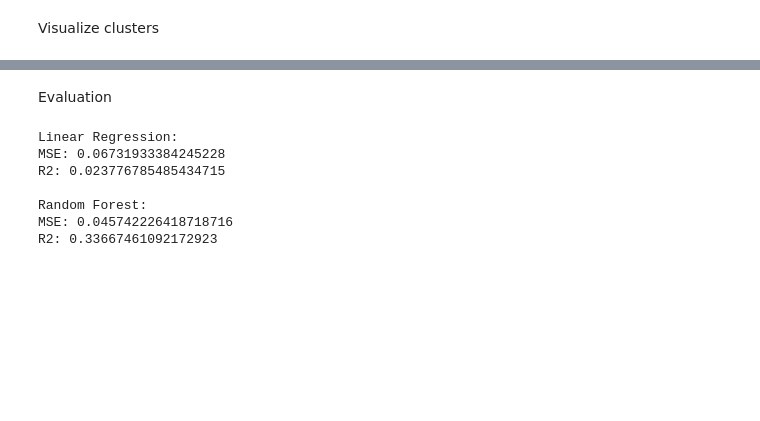
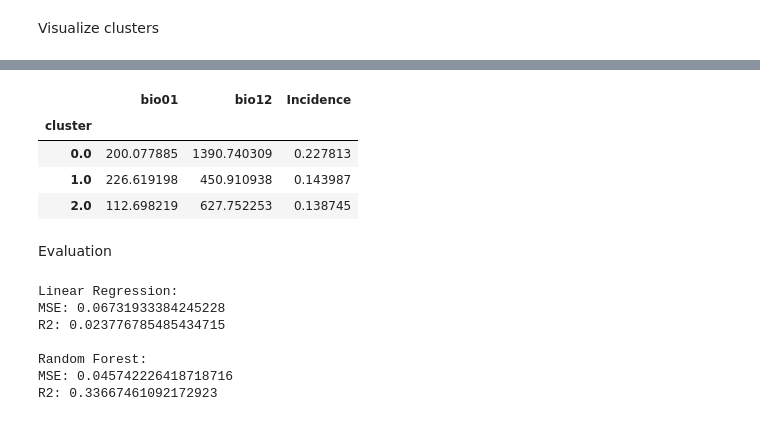
Before and after one commit to ArmanMoshasha/Plant_Disease_Machine_Learning_Modeling, a Jupyter notebook: Dyrad Dataset project1/notebooks/02_modeling.ipynb, the cells around one changed output, grey strips where cells are left out. Cells and saved outputs as stored; diff of their text form; code cells hidden in the pictures; blank space fills up the shorter version.

```diff
--- a/Dyrad Dataset project1/notebooks/02_modeling.ipynb
+++ b/Dyrad Dataset project1/notebooks/02_modeling.ipynb
@@ -190,3 +252,34 @@ plt.show()
+# %%
+
+from sklearn.cluster import KMeans
+from sklearn.preprocessing import StandardScaler
+
+ # Get indices without NaN values
+valid_idx = df[["bio01", "bio12"]].dropna().index
+
+ # Prepare features for clustering
+features_cluster = df.loc[valid_idx, ["bio01", "bio12"]]
+
+ # Standardize features
+scaler = StandardScaler()
+features_scaled = scaler.fit_transform(features_cluster)
+
+ # Perform K-means clustering
+kmeans = KMeans(n_clusters=3, random_state=42)
+cluster_labels = kmeans.fit_predict(features_scaled)
+
+ # Assign clusters only to valid rows
+df['cluster'] = np.nan
+df.loc[valid_idx, 'cluster'] = cluster_labels
+
+ # Now group by cluster (dropna to exclude rows with missing clusters)
+df.dropna(subset=['cluster']).groupby("cluster")[["bio01", "bio12", "Incidence"]].mean()
+# %% [output]
+|  | bio01 | bio12 | Incidence |
+| cluster |  |  |  |
+| 0.0 | 200.077885 | 1390.740309 | 0.227813 |
+| 1.0 | 226.619198 | 450.910938 | 0.143987 |
+| 2.0 | 112.698219 | 627.752253 | 0.138745 |
 # %% [markdown]
 Evaluation
 # %%
```
Also changed, not shown: parts of 8 cells of this notebook.
